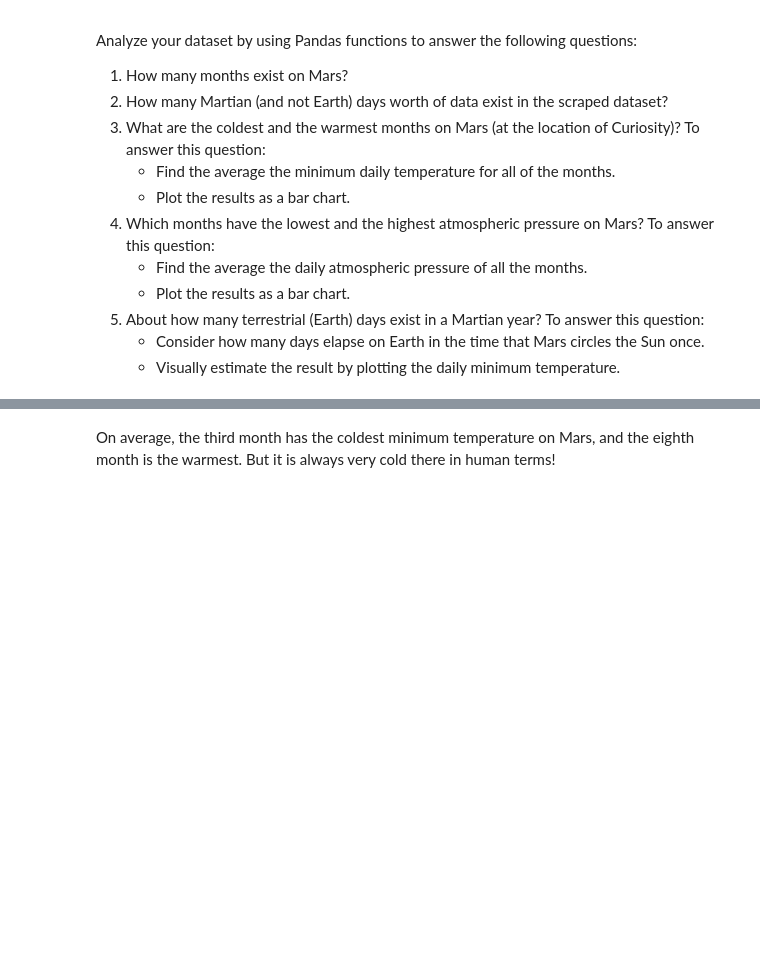
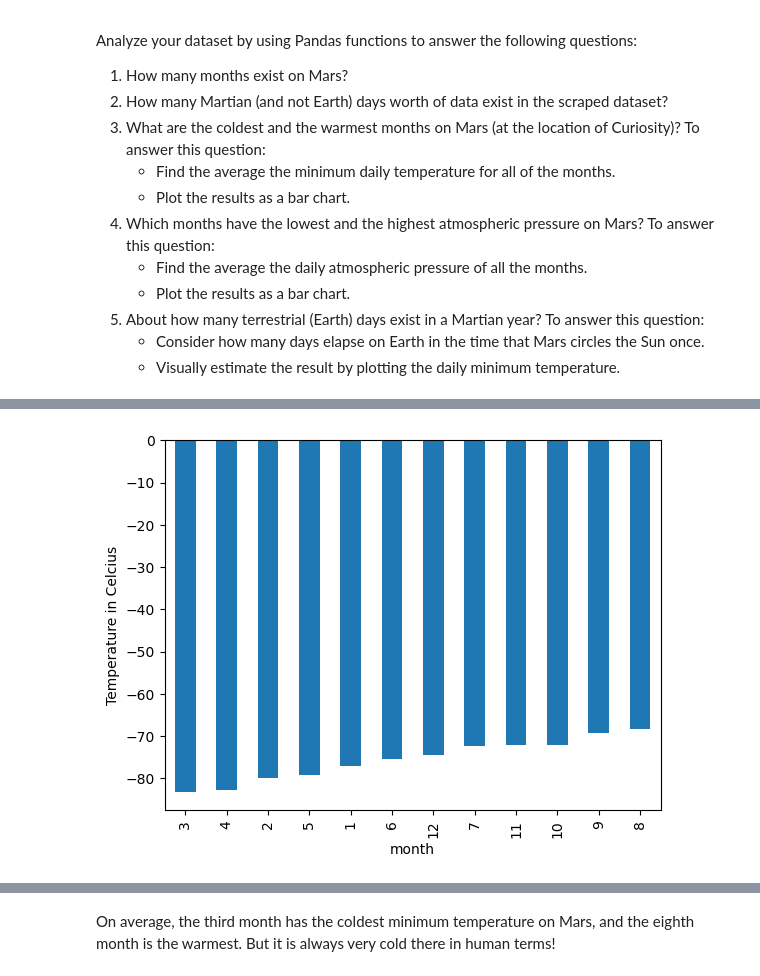
Before and after one commit to gakrugs23/web-scrapping-challenge, a Jupyter notebook: Starter_Code/part_2_mars_weather.ipynb, the cells around one changed output, grey strips where cells are left out. Drawn from its saved outputs; the diff is of its cells as text; code cells hidden in the pictures; blank space fills up the shorter version.

```diff
--- a/Starter_Code/part_2_mars_weather.ipynb
+++ b/Starter_Code/part_2_mars_weather.ipynb
@@ -91,4 +179,10 @@ Analyze your dataset by using Pandas functions to answer the following questions
 # %%
 # Identify the coldest and hottest months in Curiosity's location
+avg_low_temp_by_month.sort_values('min_temp').plot.bar()
+plt.ylabel('Temperature in Celcius')
+plt.legend().set_visible(False)
+plt.show()
+# %% [output]
+[figure, added]
 # %%
 # 4. Average pressure by Martian month
```
Also changed, not shown: parts of 16 cells of this notebook, 1 other file.
